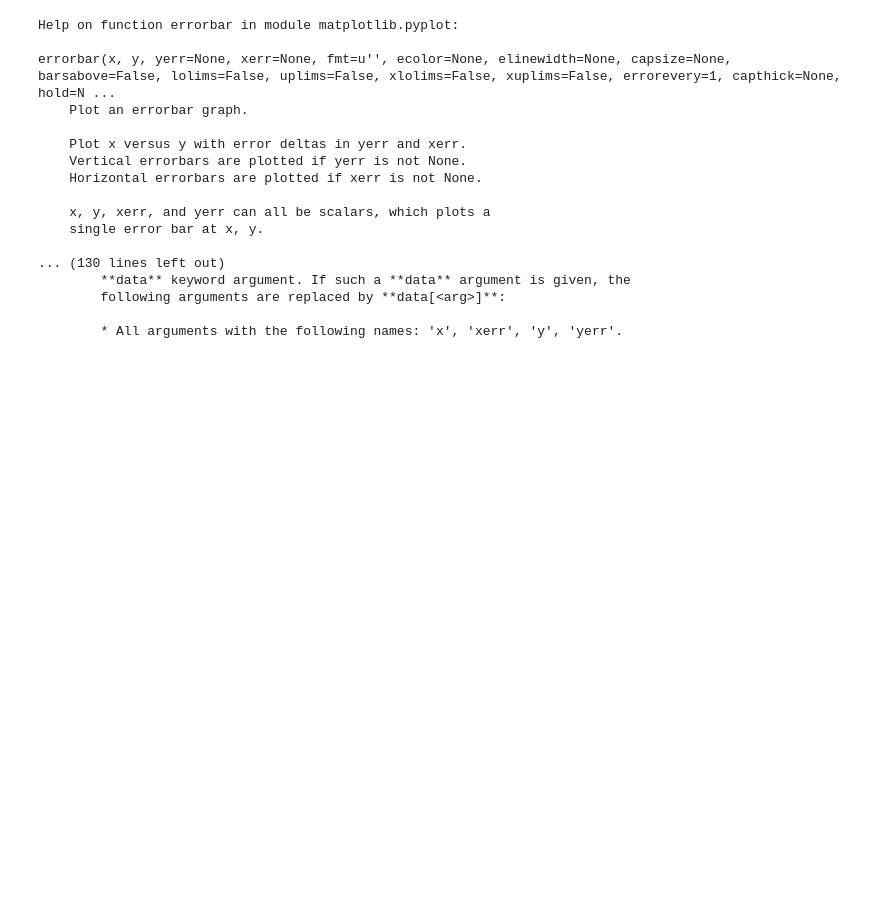
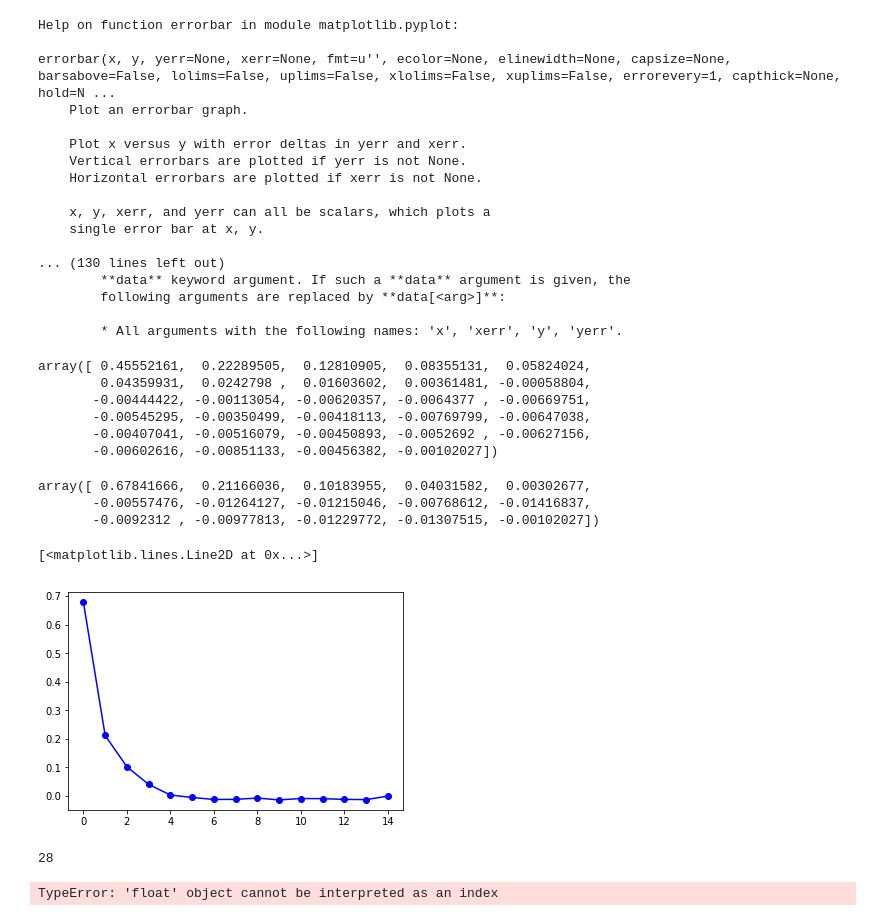
Before and after one commit to rohinkumar/correlcalc-nb, a Jupyter notebook: CorrelCalc_WMAP9-pfinal.ipynb, the cells around one changed output. Drawn from its saved outputs; the diff is of its cells as text; code cells hidden in the pictures; blank space fills up the shorter version.

```diff
--- a/CorrelCalc_WMAP9-pfinal.ipynb
+++ b/CorrelCalc_WMAP9-pfinal.ipynb
@@ -729,3 +729,35 @@ errorbar(x, y, yerr=None, xerr=None, fmt=u'', ecolor=None, elinewidth=None, caps
         following arguments are replaced by **data[<arg>]**:
 
         * All arguments with the following names: 'x', 'xerr', 'y', 'yerr'.
+# %%
+correl
+# %% [output]
+array([ 0.45552161,  0.22289505,  0.12810905,  0.08355131,  0.05824024,
+        0.04359931,  0.0242798 ,  0.01603602,  0.00361481, -0.00058804,
+       -0.00444422, -0.00113054, -0.00620357, -0.0064377 , -0.00669751,
+       -0.00545295, -0.00350499, -0.00418113, -0.00769799, -0.00647038,
+       -0.00407041, -0.00516079, -0.00450893, -0.0052692 , -0.00627156,
+       -0.00602616, -0.00851133, -0.00456382, -0.00102027])
+# %%
+corrh=np.array([ 0.45552161+0.22289505,  0.12810905+0.08355131,  0.05824024+0.04359931,  0.0242798+0.01603602,  0.00361481-0.00058804,
+       -0.00444422 -0.00113054, -0.00620357 -0.0064377 , -0.00669751-0.00545295, -0.00350499-0.00418113, -0.00769799-0.00647038,
+       -0.00407041-0.00516079, -0.00450893-0.0052692 , -0.00627156-0.00602616, -0.00851133-0.00456382, -0.00102027])
+# %%
+corrh
+# %% [output]
+array([ 0.67841666,  0.21166036,  0.10183955,  0.04031582,  0.00302677,
+       -0.00557476, -0.01264127, -0.01215046, -0.00768612, -0.01416837,
+       -0.0092312 , -0.00977813, -0.01229772, -0.01307515, -0.00102027])
+# %%
+plt.plot(corrh,'bo-')
+# %% [output]
+[<matplotlib.lines.Line2D at 0x...>]
+[figure, added]
+# %%
+len(correl[1:])
+# %% [output]
+28
+# %%
+correl.reshape(len(correl[1:])/2).sum(axis=1)
+# %% [output]
+TypeError: 'float' object cannot be interpreted as an index
```
Also changed, not shown: 1 other file.
